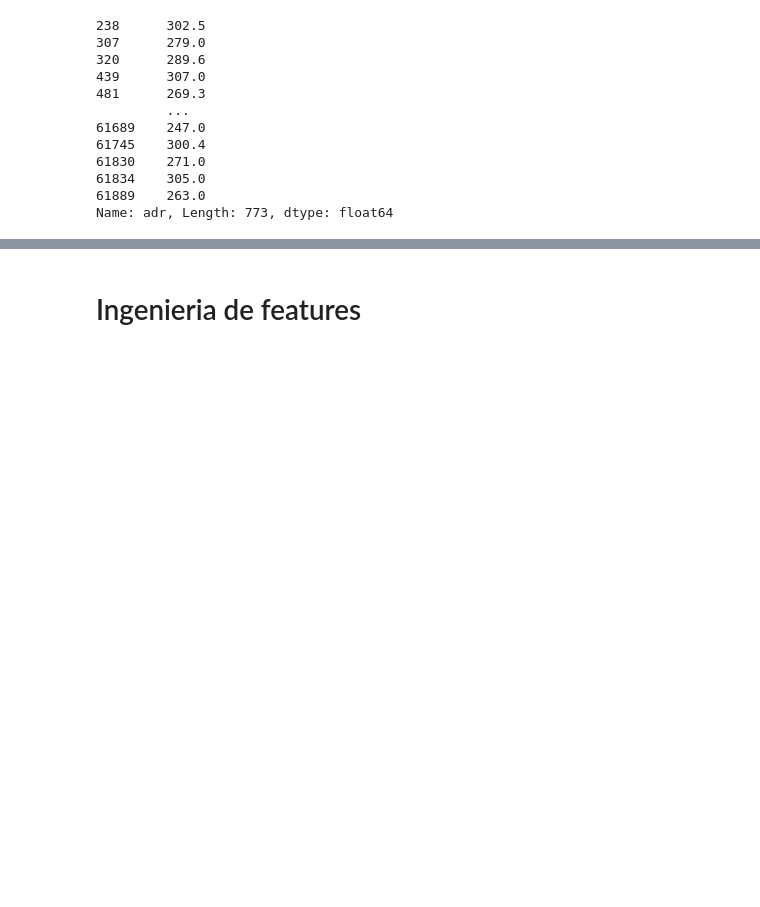
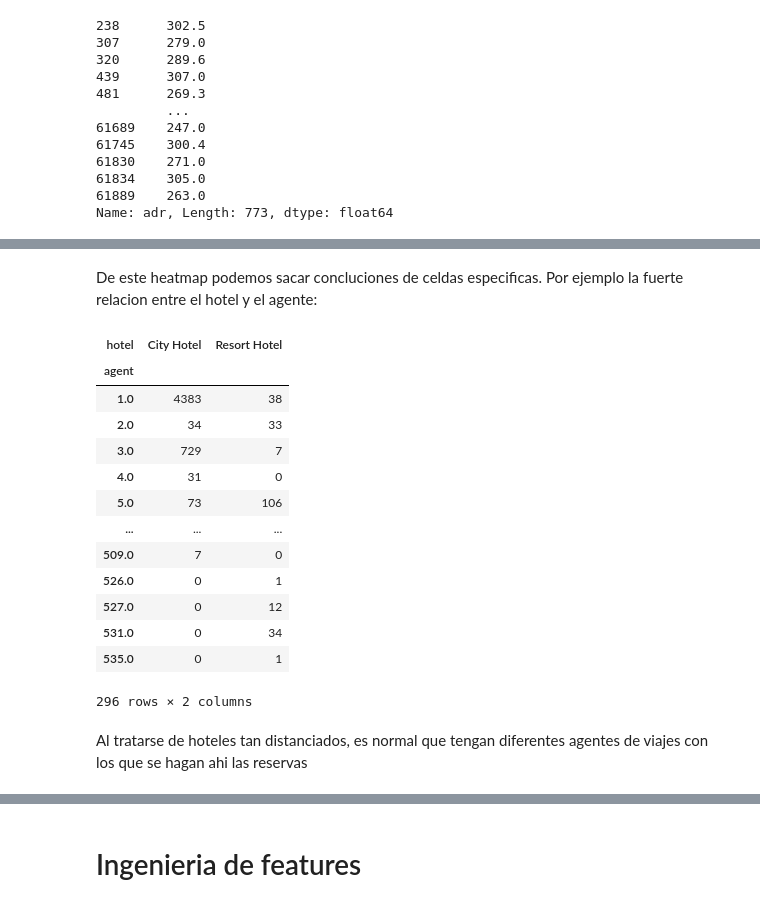
Before and after one commit to LuchoLorenzo1/7506R-1C2023-GRUPO19, a Jupyter notebook: checkpoint1/7506R_TP1_GRUPO19_CH1_ENTREGA.ipynb, the cells around one changed output, grey strips where cells are left out. Saved outputs shown, nothing was run; the diff lists cells and outputs as text; code cells hidden in the pictures; blank space fills up the shorter version.

```diff
--- a/checkpoint1/7506R_TP1_GRUPO19_CH1_ENTREGA.ipynb
+++ b/checkpoint1/7506R_TP1_GRUPO19_CH1_ENTREGA.ipynb
@@ -1041,0 +1017,21 @@ Name: adr, Length: 773, dtype: float64
+# %% [markdown]
+De este heatmap podemos sacar concluciones de celdas especificas. Por ejemplo la fuerte relacion entre el hotel y el agente:
+# %%
+pd.crosstab(df['agent'], df['hotel'])
+# %% [output]
+| hotel | City Hotel | Resort Hotel |
+| agent |  |  |
+| 1.0 | 4383 | 38 |
+| 2.0 | 34 | 33 |
+| 3.0 | 729 | 7 |
+| 4.0 | 31 | 0 |
+| 5.0 | 73 | 106 |
+| ... | ... | ... |
+| 509.0 | 7 | 0 |
+| 526.0 | 0 | 1 |
+| 527.0 | 0 | 12 |
+| 531.0 | 0 | 34 |
+| 535.0 | 0 | 1 |
+296 rows × 2 columns
+# %% [markdown]
+Al tratarse de hoteles tan distanciados, es normal que tengan diferentes agentes de viajes con los que se hagan ahi las reservas
```
Also changed, not shown: parts of 13 cells of this notebook, 1 other file.
